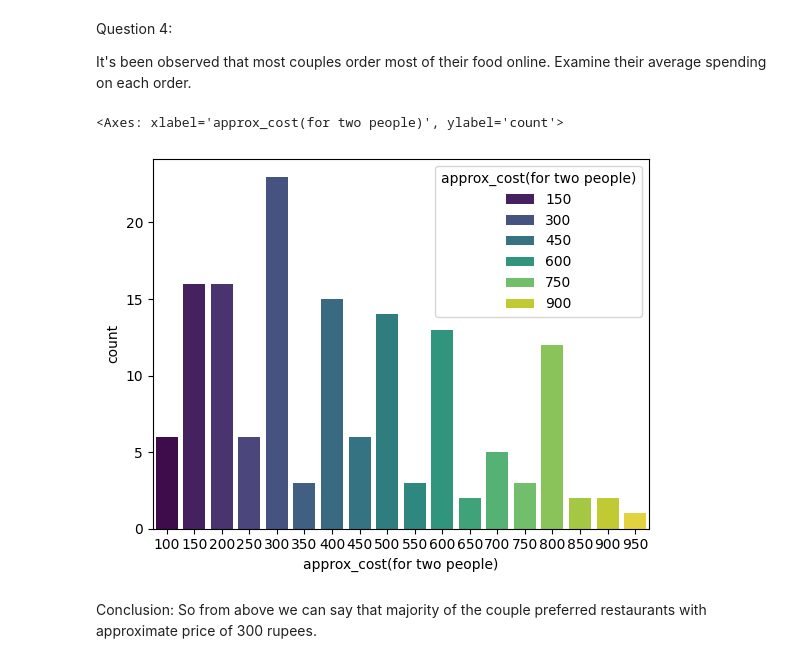
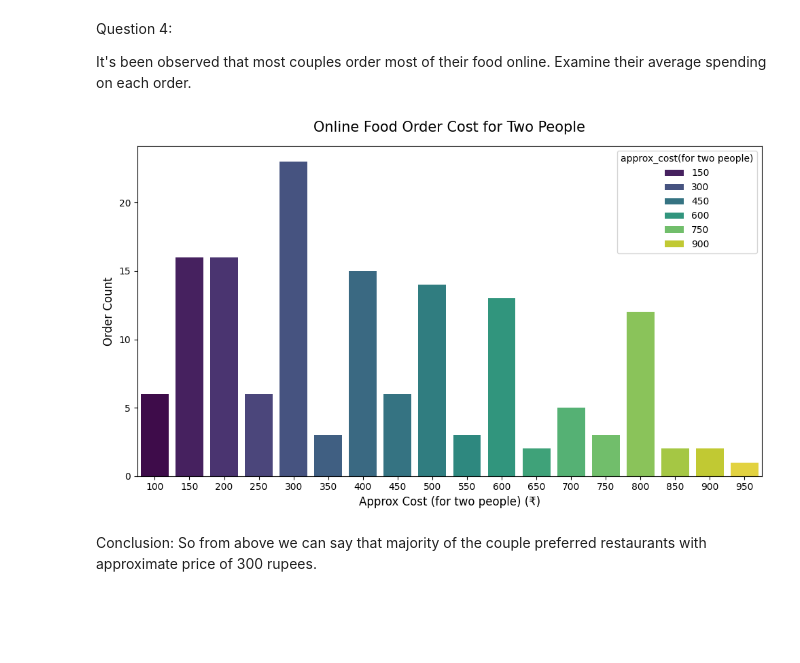
Before and after one commit to Vanshaj14Mohan/Zomata-Data-Analysis, a Jupyter notebook: Files/main.ipynb, the cells around one changed output. Cells and saved outputs as stored; diff of their text form; code cells hidden in the pictures; blank space fills up the shorter version.

```diff
--- a/Files/main.ipynb
+++ b/Files/main.ipynb
@@ -150,11 +150,15 @@ Question 4:
 
 It's been observed that most couples order most of their food online. Examine their average spending on each order.
 # %%
+plt.figure(figsize=(10,6))
 couple_data = df["approx_cost(for two people)"]
 sns.countplot(x=couple_data, hue=couple_data, palette="viridis")
+plt.title("Online Food Order Cost for Two People", fontsize=15, pad=15)
+plt.xlabel("Approx Cost (for two people) (₹)", fontsize=12)
+plt.ylabel("Order Count", fontsize=12)
+plt.tight_layout() #Tight layout to prevent label cutoff
 # %% [output]
-<Axes: xlabel='approx_cost(for two people)', ylabel='count'>
-[figure, old version]
+[figure, new version]
 # %% [markdown]
 Conclusion: So from above we can say that majority of the couple preferred restaurants with approximate price of 300 rupees.
 # %% [markdown]
```
